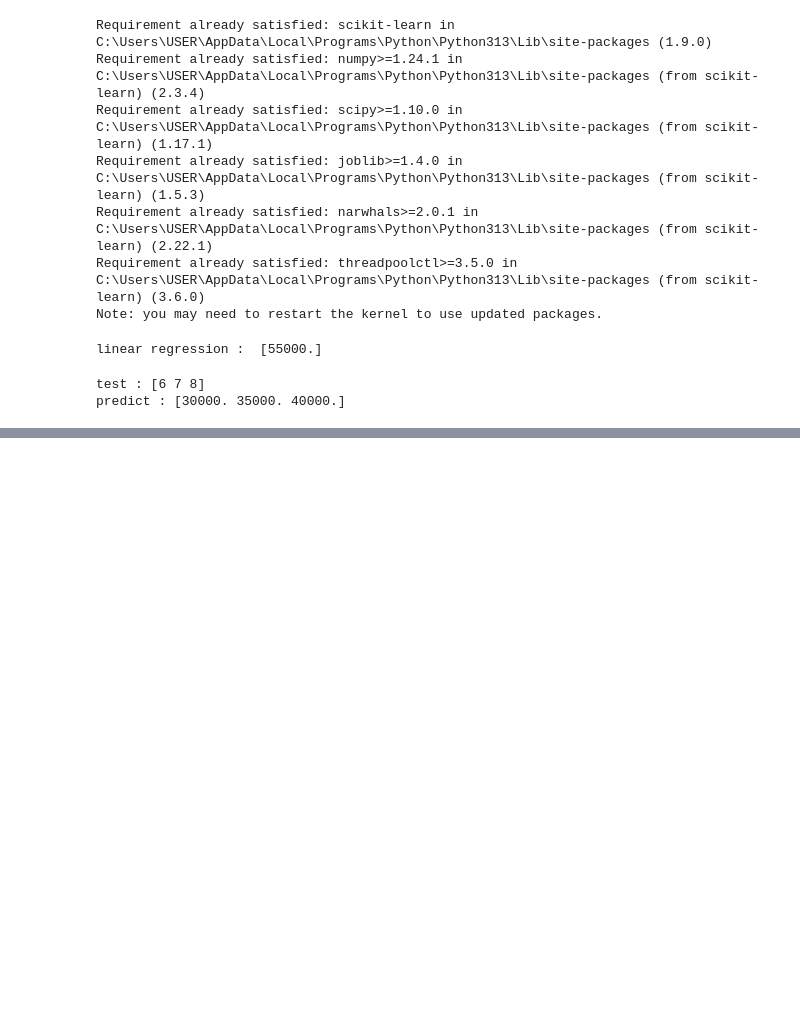
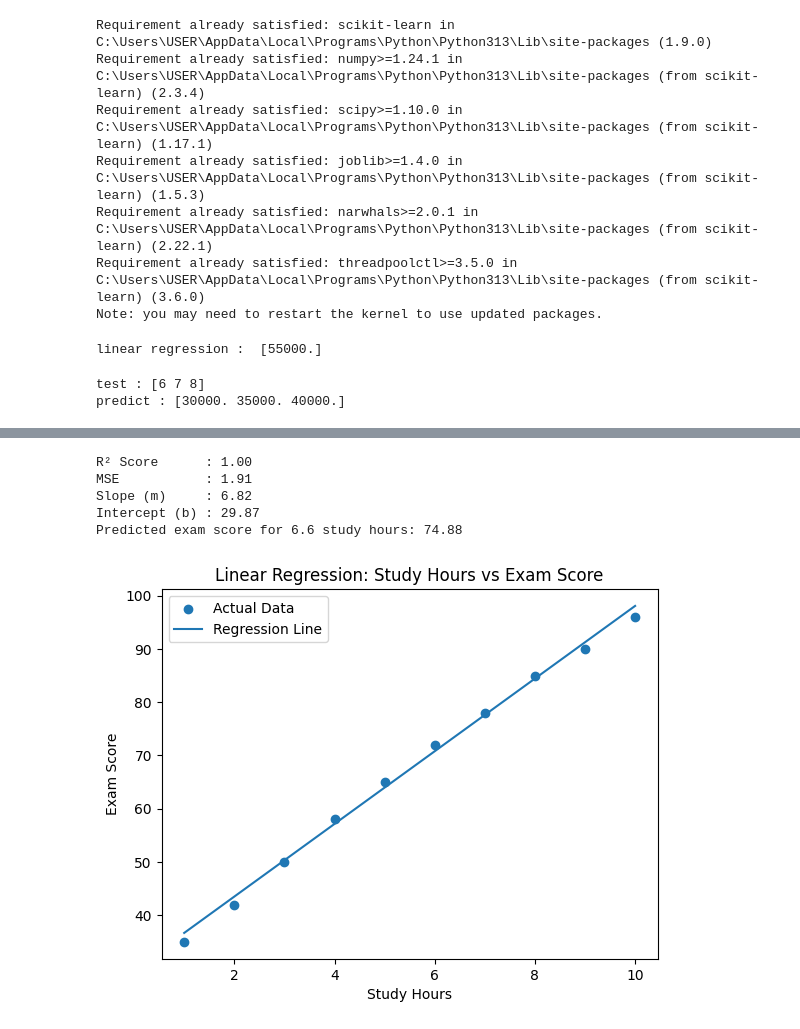
Before and after one commit to ArulprasathD/data-science, a Jupyter notebook: ML/Regression/linear-regression.ipynb, the cells around one changed output, grey strips where cells are left out. Saved outputs shown, nothing was run; the diff lists cells and outputs as text; code cells hidden in the pictures; blank space fills up the shorter version.

Commit message:
linear-regression

```diff
--- a/ML/Regression/linear-regression.ipynb
+++ b/ML/Regression/linear-regression.ipynb
@@ -42,0 +135,69 @@ predict : [30000. 35000. 40000.]
+# %%
+import pandas as pd
+import matplotlib.pyplot as plt
+from sklearn.linear_model import LinearRegression
+from sklearn.model_selection import train_test_split
+from sklearn.metrics import mean_squared_error, r2_score
+
+# Sample Data
+data = {
+    "study_hours": [1, 2, 3, 4, 5, 6, 7, 8, 9, 10],
+    "exam_score": [35, 42, 50, 58, 65, 72, 78, 85, 90, 96]
+}
+
+df = pd.DataFrame(data)
+
+# X = Input, y = Output
+X = df[['study_hours']]
+y = df['exam_score']
+
+# Split the data
+X_train, X_test, y_train, y_test = train_test_split(
+    X, y, test_size=0.2, random_state=42
+)
+
+# Train the model
+model = LinearRegression()
+model.fit(X_train, y_train)
+
+# Prediction on test data
+y_pred = model.predict(X_test)
+
+# Evaluation
+print(f"R² Score      : {r2_score(y_test, y_pred):.2f}")
+print(f"MSE           : {mean_squared_error(y_test, y_pred):.2f}")
+print(f"Slope (m)     : {model.coef_[0]:.2f}")
+print(f"Intercept (b) : {model.intercept_:.2f}")
+
+# New Prediction
+new_exp = pd.DataFrame({
+    "study_hours": [6.6]
+})
+
+predicted_score = model.predict(new_exp)
+
+print(f"Predicted exam score for 6.6 study hours: {predicted_score[0]:.2f}")
+
+# -----------------------------
+# Matplotlib Visualization
+# -----------------------------
+
+# Scatter plot (Actual data)
+plt.scatter(X, y, label="Actual Data")
+
+# Regression line
+plt.plot(X, model.predict(X), label="Regression Line")
+
+plt.xlabel("Study Hours")
+plt.ylabel("Exam Score")
+plt.title("Linear Regression: Study Hours vs Exam Score")
+plt.legend()
+
+plt.show()
+# %% [output]
+R² Score      : 1.00
+MSE           : 1.91
+Slope (m)     : 6.82
+Intercept (b) : 29.87
+Predicted exam score for 6.6 study hours: 74.88
+[figure, added]
```
Also changed, not shown: parts of 4 cells of this notebook, 1 other file.
